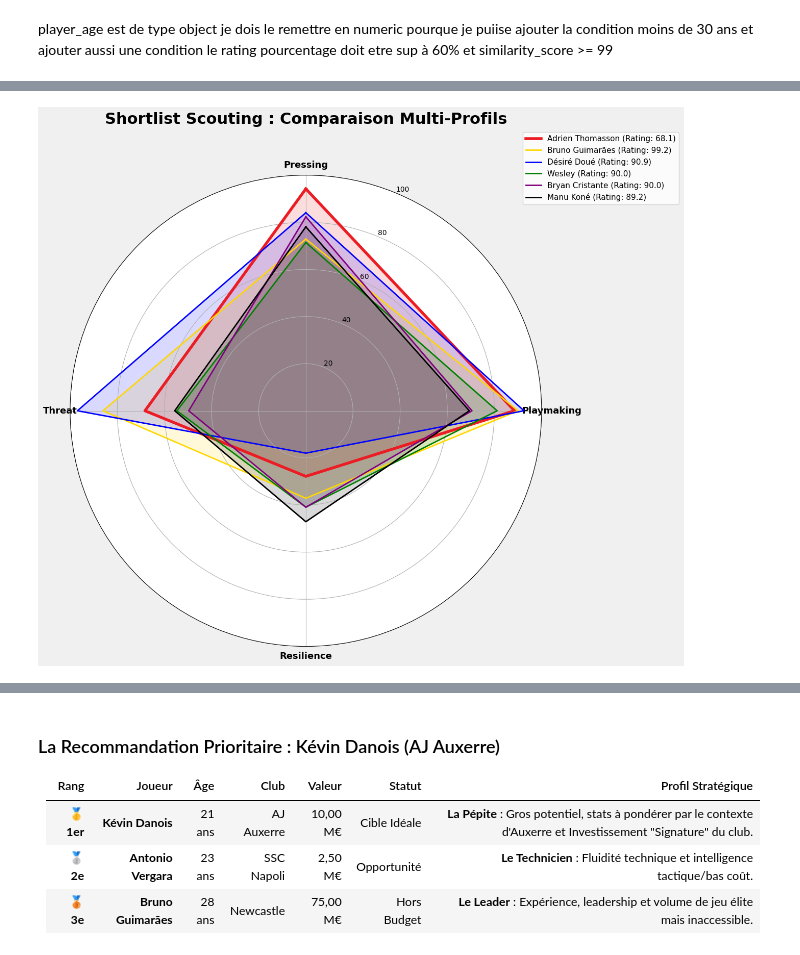
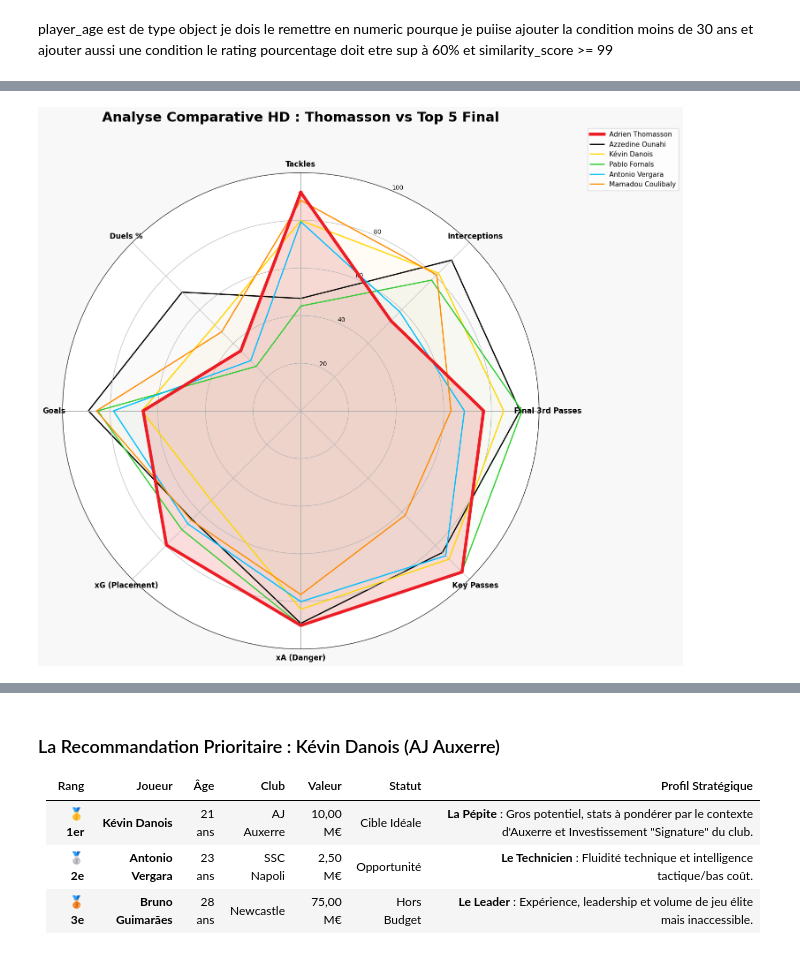
Before and after one commit to Zakaria-Errachidi/thomasson-engine, a Jupyter notebook: Thomasson_Engine.ipynb, the cells around one changed output, grey strips where cells are left out. Saved outputs shown, nothing was run; the diff lists cells and outputs as text; code cells hidden in the pictures.

Commit message:
V2.0 de thomasson engine

```diff
--- a/Thomasson_Engine.ipynb
+++ b/Thomasson_Engine.ipynb
@@ -323,6 +304,6 @@ df_big5.shape
 # %%
 #Gestion des NaNs
 # Pour les stats de performance, on remplace par 0
-df_big5[cols_performance] = df_big5[cols_performance].fillna(0)
+df_big5[cols_to_fix] = df_big5[cols_to_fix].fillna(0)
 df_big5['expectedGoals']
 # %% [output]
@@ -495,8 +483,0 @@ df_final['resilience_score'] = (
-# %%
-
-
-# On regarde la capacité à se retrouver en position de tir (xG) et la finition (Goals)
-df_final['threat_score'] = (
-    df_final['expectedGoals_p90_pct'] +
-    df_final['goals_p90_pct']
-) / 2
@@ -505,10 +483,0 @@ df_final['threat_score'] = (
-# %%
-
-df_final['pressing_score'] = df_final['pressing_index'].rank(pct=True) * 100
-
-# --- VÉRIFICATION DU PROFIL COMPLET DE THOMASSON ---
-thomasson_final_profile = df_final[df_final['player__name'].str.contains('Thomasson', na=False)]
-
-print("✅ Familles de métriques créées avec succès.")
-print("Voici le 'Code Tactique' d'Adrien Thomasson (Notes sur 100) :")
-thomasson_final_profile[['player__name', 'pressing_score', 'playmaking_score', 'resilience_score', 'threat_score']].round(1)
@@ -744,50 +858,65 @@ Notre méthodologie suit une logique d'entonnoir pour isoler la perle rare :
 *Le graphique ci-dessous compare ces profils d'élite à la référence Adrien Thomasson.*
 # %%
 
-# 1. Sélection de la liste des joueurs à comparer
-# On prend Thomasson + les 4 premiers de ta liste top_15_mf
-noms_cibles = top_mf_clean['player__name'].head(5).tolist()
-tous_les_joueurs = ['Adrien Thomasson'] + noms_cibles
 
-# 2. Configuration des catégories et des couleurs
-categories = ['Pressing', 'Playmaking', 'Resilience', 'Threat']
-# On définit une palette de couleurs (Rouge pour Thomasson, puis des couleurs variées)
-couleurs = ['#EC1C24', '#FFD700', '#0000FF', '#008000', '#800080', "#000000"]
+# 1. La shortlist finale (Nettoyée des faux-positifs)
+shortlist_noms = [
+    "Azzedine Ounahi",   # Le choix Expérience/Risque
+    "Kévin Danois",      # Le jeune espoir L1
+    "Pablo Fornals",     # La valeur sûre Liga/PL
+    "Antonio Vergara",   # La pépite technique
+    "Mamadou Coulibaly"  # La puissance athlétique
+]
 
-# 3. Préparation de la structure du Radar
-label_loc = np.linspace(start=0, stop=2 * np.pi, num=len(categories), endpoint=False)
-label_loc = np.concatenate((label_loc, [label_loc[0]])) # Fermer le cercle
+tous_les_profils = ['Adrien Thomasson'] + shortlist_noms
 
-plt.figure(figsize=(12, 12), facecolor='#f0f0f0')
+# 2. Configuration des 8 axes HD
+categories_det = [
+    'Tackles', 'Interceptions', 'Final 3rd Passes', 'Key Passes',
+    'xA (Danger)', 'xG (Placement)', 'Goals', 'Duels %'
+]
+cols_det = [
+    'tackles_p90_pct', 'interceptions_p90_pct', 'accurateFinalThirdPasses_p90_pct',
+    'keyPasses_p90_pct', 'expectedAssists_p90_pct', 'expectedGoals_p90_pct',
+    'goals_p90_pct', 'groundDuelsWonPercentage_pct'
+]
+
+# Palette : Rouge vif pour Thomasson, puis des couleurs pour les 5 cibles
+couleurs = ['#EC1C24', '#000000', '#FFD700', '#32CD32', '#00BFFF', '#FF8C00']
+
+angles = np.linspace(0, 2*np.pi, len(categories_det), endpoint=False).tolist()
+angles += angles[:1]
+
+plt.figure(figsize=(14, 14), facecolor='#f8f8f8')
 ax = plt.subplot(111, polar=True)
 
-# 4. Boucle pour tracer chaque joueur
-for i, nom in enumerate(tous_les_joueurs):
-    # On cherche les données dans df_final (qui contient tout le monde)
-    df_joueur = df_final[df_final['player__name'] == nom]
+# Boucle de traçage
+for i, nom in enumerate(tous_les_profils):
+    if nom == 'Adrien Thomasson':
+        df_j = df_final[df_final['player__name'].str.contains('Thomasson', na=False)]
+    else:
+        df_j = df_final[df_final['player__name'] == nom]
 
-    if not df_joueur.empty:
-        # Extraction des valeurs
-        values = df_joueur[['pressing_score', 'playmaking_score', 'resilience_score', 'threat_score']].values.flatten()
-        values = np.concatenate((values, [values[0]])) # Fermer le cercle
+    if not df_j.empty:
+        values = df_j[cols_det].values.flatten().tolist()
+        values += values[:1]
 
-        # Dessin de la ligne
-        # On met Thomasson (le premier) avec une ligne plus épaisse
-        epaisseur = 4 if i == 0 else 2
-        ax.plot(label_loc, values, label=f"{nom} (Rating: {df_joueur['rating_pct'].iloc[0]:.1f})", color=couleurs[i], linewidth=epaisseur)
+        is_ref = (nom == 'Adrien Thomasson')
+        lw = 5 if is_ref else 2
+        z = 10 if is_ref else i
+        alpha_fill = 0.15 if is_ref else 0.02
 
-        # Remplissage (plus transparent pour ne pas tout cacher)
-        ax.fill(label_loc, values, color=couleurs[i], alpha=0.15)
+        ax.plot(angles, values, color=couleurs[i], linewidth=lw, label=nom, zorder=z)
+        ax.fill(angles, values, color=couleurs[i], alpha=alpha_fill)
 
-# 5. Esthétique finale
 ax.set_theta_offset(np.pi / 2)
 ax.set_theta_direction(-1)
-ax.set_thetagrids(np.degrees(label_loc[:-1]), categories, fontsize=13, fontweight='bold')
+ax.set_thetagrids(np.degrees(angles[:-1]), categories_det, fontsize=12, fontweight='bold')
 ax.set_ylim(0, 100)
 
-plt.title("Shortlist Scouting : Comparaison Multi-Profils", size=22, y=1.1, fontweight='bold')
+plt.title("Analyse Comparative HD : Thomasson vs Top 5 Final", size=22, y=1.1, fontweight='bold')
 plt.legend(loc='upper right', bbox_to_anchor=(1.3, 1.1), fontsize=11, frameon=True)
 
 plt.show()
 # %% [output]
-[figure, old version]
+[figure, new version]
```
Also changed, not shown: parts of 80 cells of this notebook.
